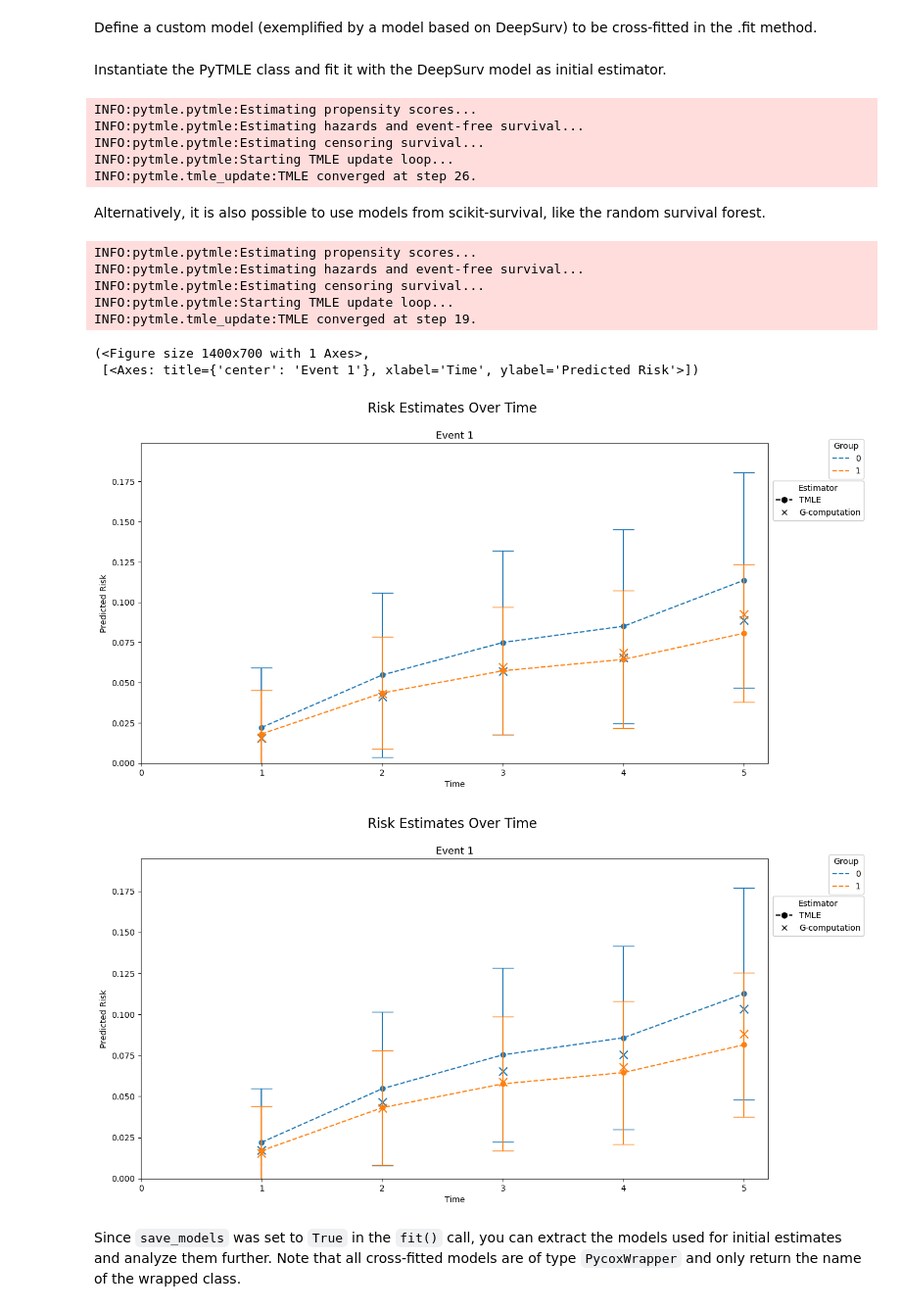
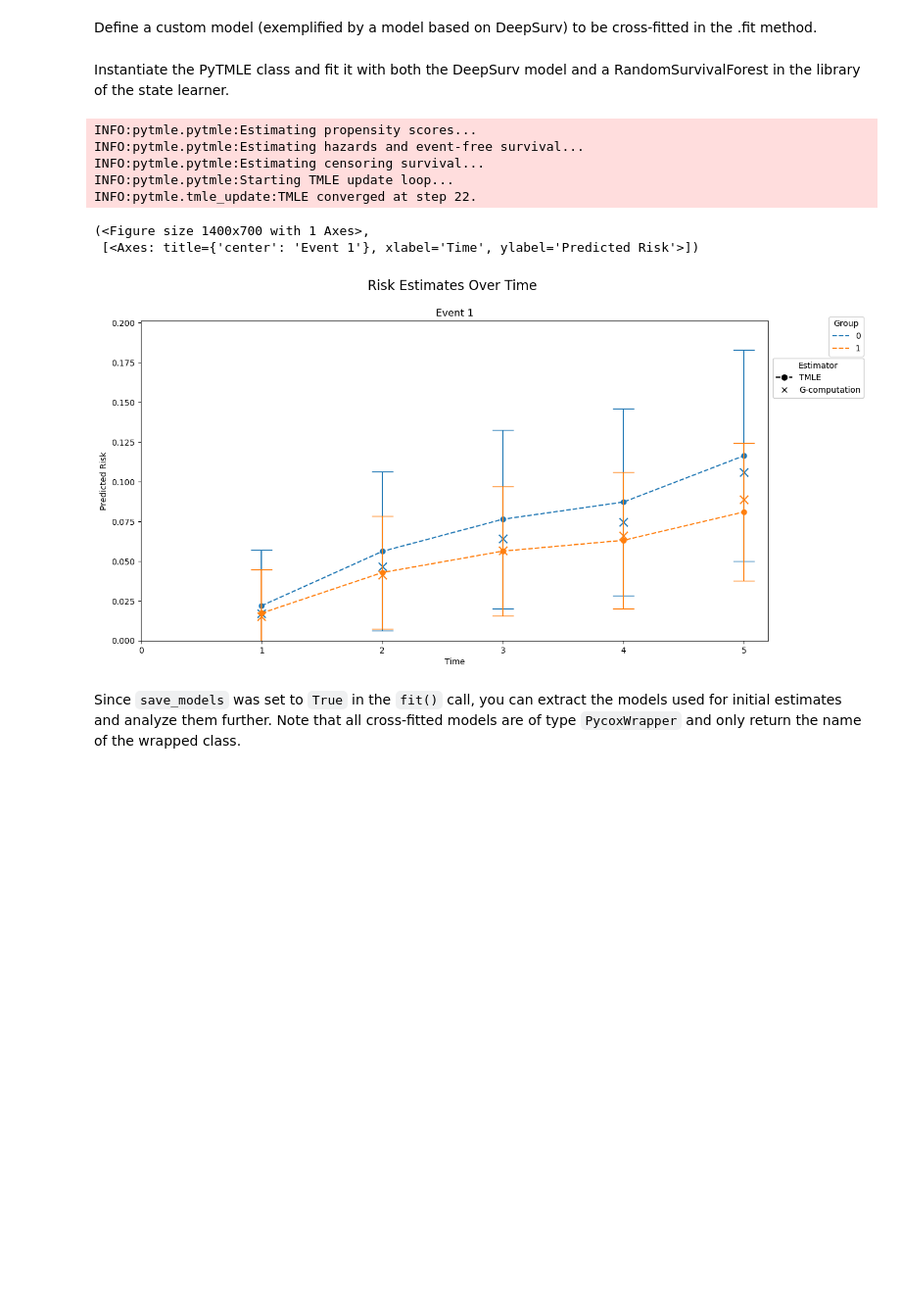
Before and after one commit to SCAI-BIO/pytmle, a Jupyter notebook: notebooks/02_tutorial_custom_model.ipynb, the cells around one changed output. Shown at 98% size. Cells and saved outputs as stored; diff of their text form; code cells hidden in the pictures; blank space fills up the shorter version.

```diff
--- a/notebooks/02_tutorial_custom_model.ipynb
+++ b/notebooks/02_tutorial_custom_model.ipynb
@@ -31,9 +31,11 @@ net = tt.practical.MLPVanilla(in_features, num_nodes, out_features, batch_norm,
 
 model = CoxPH(net, tt.optim.Adam)
 # %% [markdown]
-Instantiate the PyTMLE class and fit it with the DeepSurv model as initial estimator.
+Instantiate the PyTMLE class and fit it with both the DeepSurv model and a RandomSurvivalForest in the library of the state learner.
 # %%
-tmle_deepsurv = PyTMLE(df,
+from sksurv.ensemble import RandomSurvivalForest
+
+tmle = PyTMLE(df,
               col_event_times="event_time",
               col_event_indicator="event_indicator",
               col_group="group",
@@ -41,48 +43,22 @@ tmle_deepsurv = PyTMLE(df,
               g_comp=True,
               verbose=False,)
 
-tmle_deepsurv.fit(cv_folds=5,
+tmle.fit(cv_folds=5,
          max_updates=100,
          save_models=True,
-         models=[model],
+         models=[model, RandomSurvivalForest()],
          labtrans=None)
 # %% [output]
 INFO:pytmle.pytmle:Estimating propensity scores...
 INFO:pytmle.pytmle:Estimating hazards and event-free survival...
 INFO:pytmle.pytmle:Estimating censoring survival...
 INFO:pytmle.pytmle:Starting TMLE update loop...
-INFO:pytmle.tmle_update:TMLE converged at step 26.
+INFO:pytmle.tmle_update:TMLE converged at step 22.
-# %% [markdown]
-Alternatively, it is also possible to use models from scikit-survival, like the random survival forest.
-# %%
-from sksurv.ensemble import RandomSurvivalForest
-
-tmle_rsf = PyTMLE(df,
-              col_event_times="event_time",
-              col_event_indicator="event_indicator",
-              col_group="group",
-              target_times=target_times,
-              g_comp=True,
-              verbose=False,)
-
-tmle_rsf.fit(cv_folds=5,
-         max_updates=100,
-         save_models=True,
-         models=[RandomSurvivalForest()],
-         labtrans=None)
-# %% [output]
-INFO:pytmle.pytmle:Estimating propensity scores...
-INFO:pytmle.pytmle:Estimating hazards and event-free survival...
-INFO:pytmle.pytmle:Estimating censoring survival...
-INFO:pytmle.pytmle:Starting TMLE update loop...
-INFO:pytmle.tmle_update:TMLE converged at step 19.
 # %%
-tmle_deepsurv.plot(g_comp=True, use_bootstrap=False)
-tmle_rsf.plot(g_comp=True, use_bootstrap=False)
+tmle.plot(g_comp=True, use_bootstrap=False)
 # %% [output]
 (<Figure size 1400x700 with 1 Axes>,
  [<Axes: title={'center': 'Event 1'}, xlabel='Time', ylabel='Predicted Risk'>])
-[figure, old version]
+[figure, new version]
-[figure, removed]
 # %% [markdown]
 Since `save_models` was set to `True` in the `fit()` call, you can extract the models used for initial estimates and analyze them further. Note that all cross-fitted models are of type `PycoxWrapper` and only return the name of the wrapped class.
```
Also changed, not shown: parts of 2 cells of this notebook, 8 other files.
